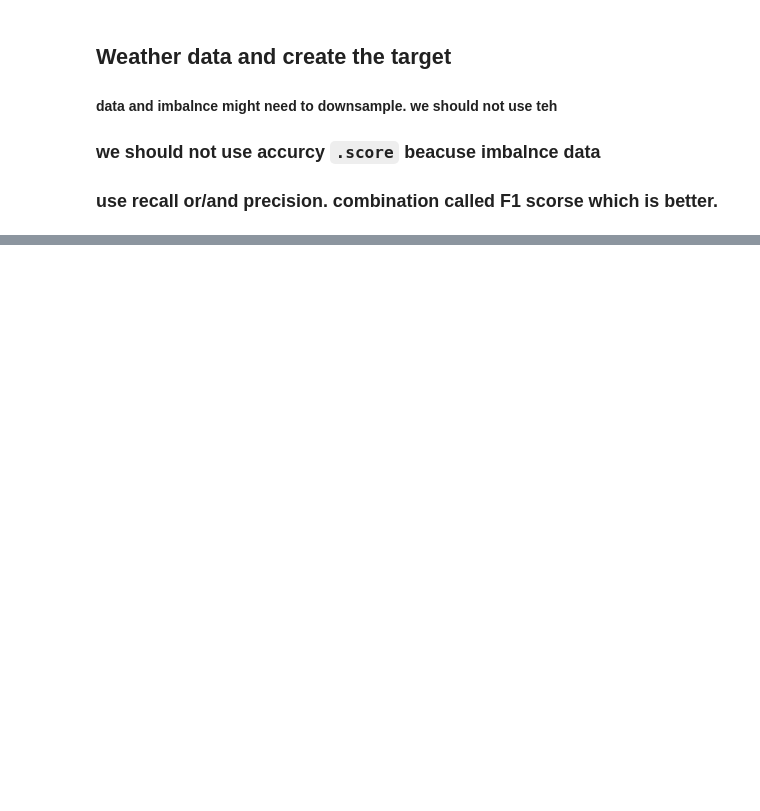
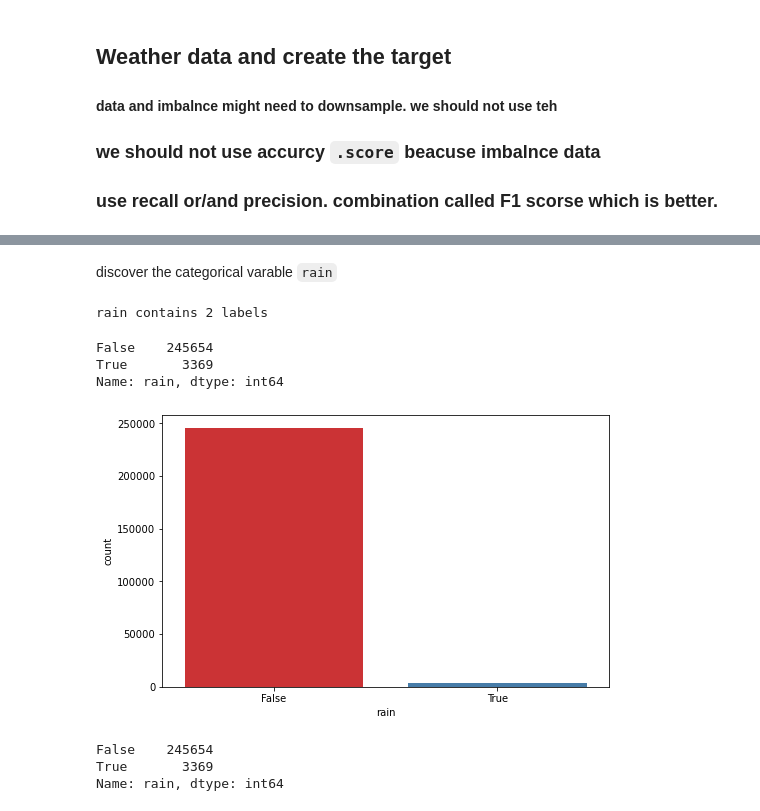
Before and after one commit to naiforfi/Bootcamp_repo, a Jupyter notebook: Saudi_Arabia_Rain.ipynb, the cells around one changed output, grey strips where cells are left out. Drawn from its saved outputs; the diff is of its cells as text; code cells hidden in the pictures; blank space fills up the shorter version.

```diff
--- a/Saudi_Arabia_Rain.ipynb
+++ b/Saudi_Arabia_Rain.ipynb
@@ -270,0 +319,24 @@ SyntaxError: invalid syntax (80440395.py, line 1)
+# %% [markdown]
+ discover the categorical varable `rain`
+# %%
+print('rain contains', len(data['rain'].unique()), 'labels')
+# %% [output]
+rain contains 2 labels
+# %%
+data['rain'].value_counts()
+# %% [output]
+False    245654
+True       3369
+Name: rain, dtype: int64
+# %%
+f, ax = plt.subplots(figsize=(8, 5))
+ax = sns.countplot(x="rain", data=data, palette="Set1")
+plt.show()
+# %% [output]
+[figure, added]
+# %%
+data['rain'].value_counts()
+# %% [output]
+False    245654
+True       3369
+Name: rain, dtype: int64
```
Also changed, not shown: parts of 86 cells of this notebook.
